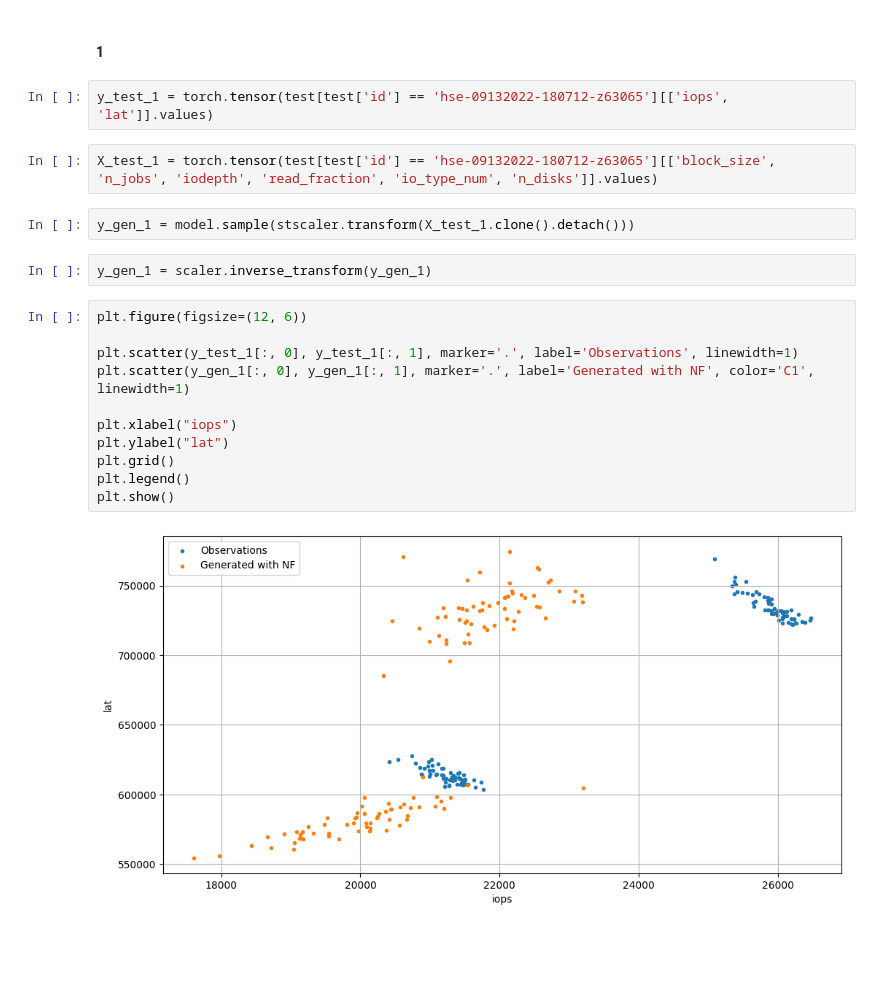
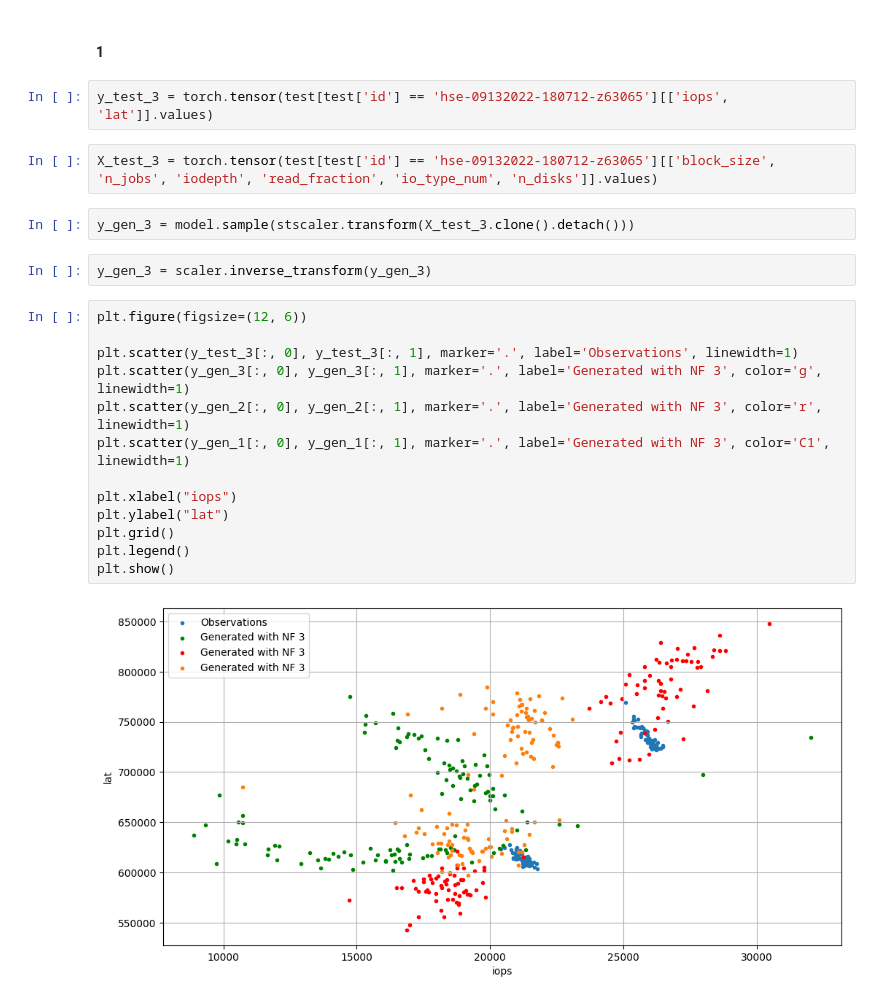
Before and after one commit to juliajones17/reliable_modeling, a Jupyter notebook: notebooks/proj.ipynb, the cells around one changed output. Cells and saved outputs as stored; diff of their text form; blank space fills up the shorter version.

Commit message:
version 4
diff model results on one graph

```diff
--- a/notebooks/proj.ipynb
+++ b/notebooks/proj.ipynb
@@ -1610,23 +1610,25 @@ plt.show()
 # %% [markdown]
 #### 1
 # %%
-y_test_1 = torch.tensor(test[test['id'] == 'hse-09132022-180712-z63065'][['iops', 'lat']].values)
+y_test_3 = torch.tensor(test[test['id'] == 'hse-09132022-180712-z63065'][['iops', 'lat']].values)
 # %%
-X_test_1 = torch.tensor(test[test['id'] == 'hse-09132022-180712-z63065'][['block_size', 'n_jobs', 'iodepth', 'read_fraction', 'io_type_num', 'n_disks']].values)
+X_test_3 = torch.tensor(test[test['id'] == 'hse-09132022-180712-z63065'][['block_size', 'n_jobs', 'iodepth', 'read_fraction', 'io_type_num', 'n_disks']].values)
 # %%
-y_gen_1 = model.sample(stscaler.transform(X_test_1.clone().detach()))
+y_gen_3 = model.sample(stscaler.transform(X_test_3.clone().detach()))
 # %%
-y_gen_1 = scaler.inverse_transform(y_gen_1)
+y_gen_3 = scaler.inverse_transform(y_gen_3)
 # %%
 plt.figure(figsize=(12, 6))
 
-plt.scatter(y_test_1[:, 0], y_test_1[:, 1], marker='.', label='Observations', linewidth=1)
-plt.scatter(y_gen_1[:, 0], y_gen_1[:, 1], marker='.', label='Generated with NF', color='C1', linewidth=1)
+plt.scatter(y_test_3[:, 0], y_test_3[:, 1], marker='.', label='Observations', linewidth=1)
+plt.scatter(y_gen_3[:, 0], y_gen_3[:, 1], marker='.', label='Generated with NF 3', color='g', linewidth=1)
+plt.scatter(y_gen_2[:, 0], y_gen_2[:, 1], marker='.', label='Generated with NF 3', color='r', linewidth=1)
+plt.scatter(y_gen_1[:, 0], y_gen_1[:, 1], marker='.', label='Generated with NF 3', color='C1', linewidth=1)
 
 plt.xlabel("iops")
 plt.ylabel("lat")
 plt.grid()
 plt.legend()
 plt.show()
 # %% [output]
-[figure, old version]
+[figure, new version]
```
Also changed, not shown: parts of 15 cells of this notebook.
